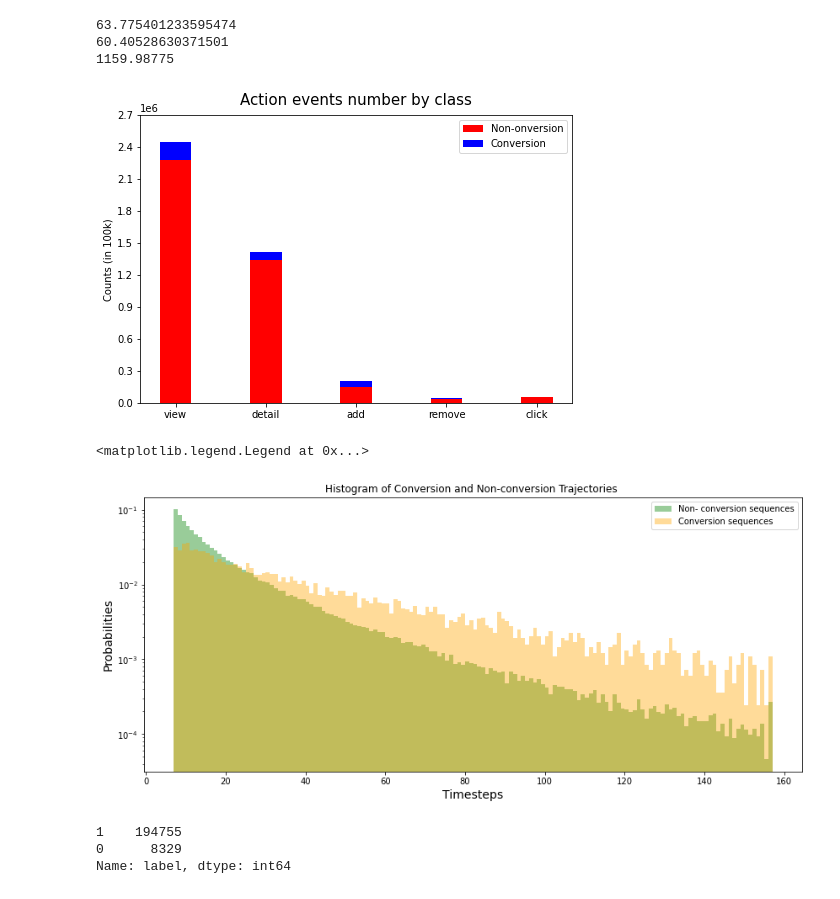
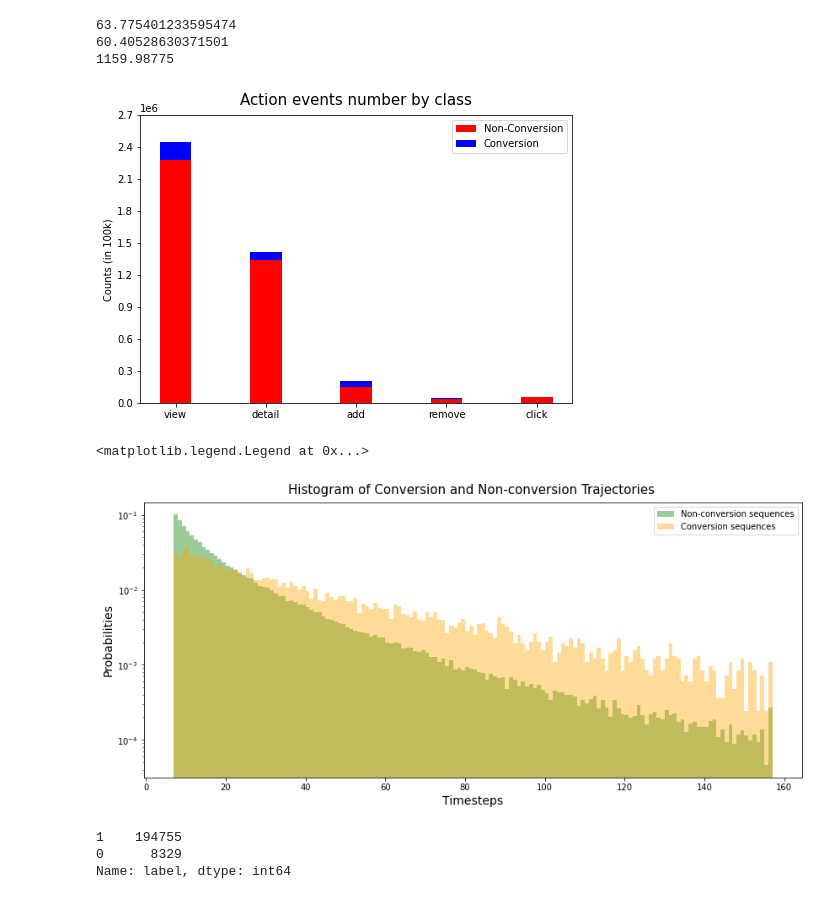
Before and after one commit to michelegaruti/Thesis-2021-Garuti, a Jupyter notebook: FinalThesis.ipynb, the cells around one changed output. Drawn from its saved outputs; the diff is of its cells as text; code cells hidden in the pictures.

```diff
--- a/FinalThesis.ipynb
+++ b/FinalThesis.ipynb
@@ -240,38 +239,38 @@ ax.set_ylabel('Counts (in 100k)')
 ax.set_title('Action events number by class',size = 15, pad = 10)
 ax.set_xticks(ind, ('G1', 'G2', 'G3', 'G4', 'G5'))
 ax.set_yticks(np.arange(0, 3000000, 300000))
-ax.legend(labels=['Non-onversion', 'Conversion'])
+ax.legend(labels=['Non-Conversion', 'Conversion'])
 plt.show()
 # %% [output]
-[figure, old version]
+[figure, new version]
 # %%
 ## histogram
 length_sequences_C = []
 length_sequences_NC = []
 
 tot0 = df2[df2['label'] == 0].shape[0]
 tot1 = df2[df2['label'] == 1].shape[0]
 
 for item, y in zip(df2.sequence_exit, df2.label):
   if y == 0:
     length_sequences_C.append(len(item))
   else:
     length_sequences_NC.append(len(item))
 
 plt.figure(figsize=(14,6))
 
-plt.hist(length_sequences_NC, bins=150, alpha=0.4, label="Non- conversion sequences", density=True, color = "g")
+plt.hist(length_sequences_NC, bins=150, alpha=0.4, label="Non-conversion sequences", density=True, color = "g")
 plt.hist(length_sequences_C, bins=150, alpha=0.4, label="Conversion sequences", density=True, color = "orange")
 
 plt.yscale('log')
 plt.xlabel("Timesteps", size=14)
 plt.ylabel("Probabilities", size=14)
-plt.title("Histogram of Conversion and Non-conversion Trajectories ")
+plt.title("Histogram of Conversion and Non-conversion Trajectories ", size = 15, pad = 10)
 plt.legend(loc='upper right')
 #plt.savefig("overlapping_histograms_with_matplotlib_Python.png")
 # %% [output]
 <matplotlib.legend.Legend at 0x...>
-[figure, old version]
+[figure, new version]
 # %%
 pd.value_counts(df_1['label']).plot.bar()
 plt.title('Label histogram')
```
Also changed, not shown: parts of 18 cells of this notebook.
